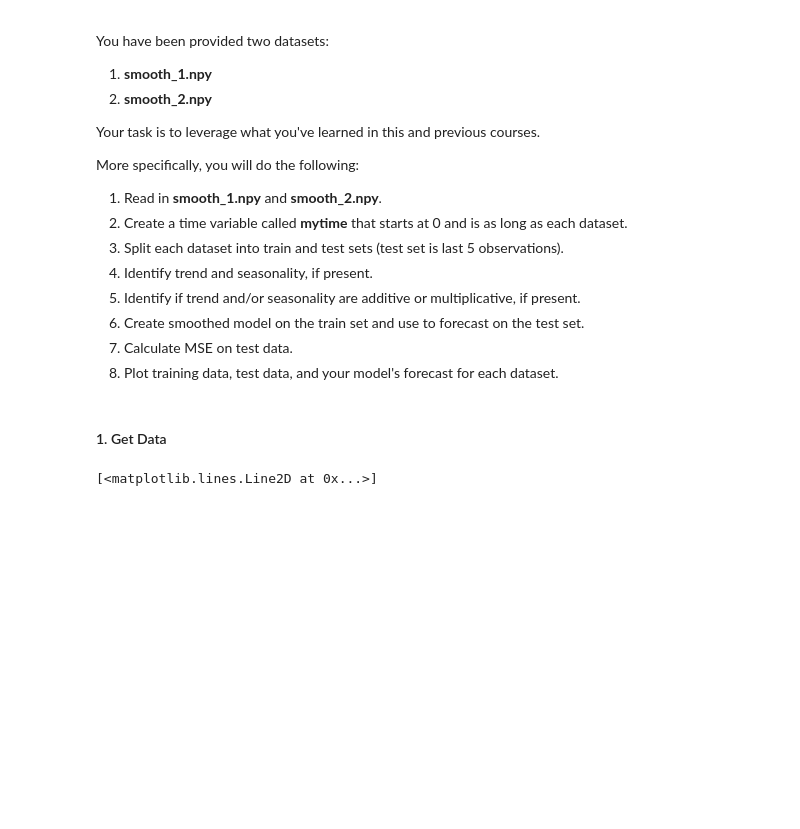
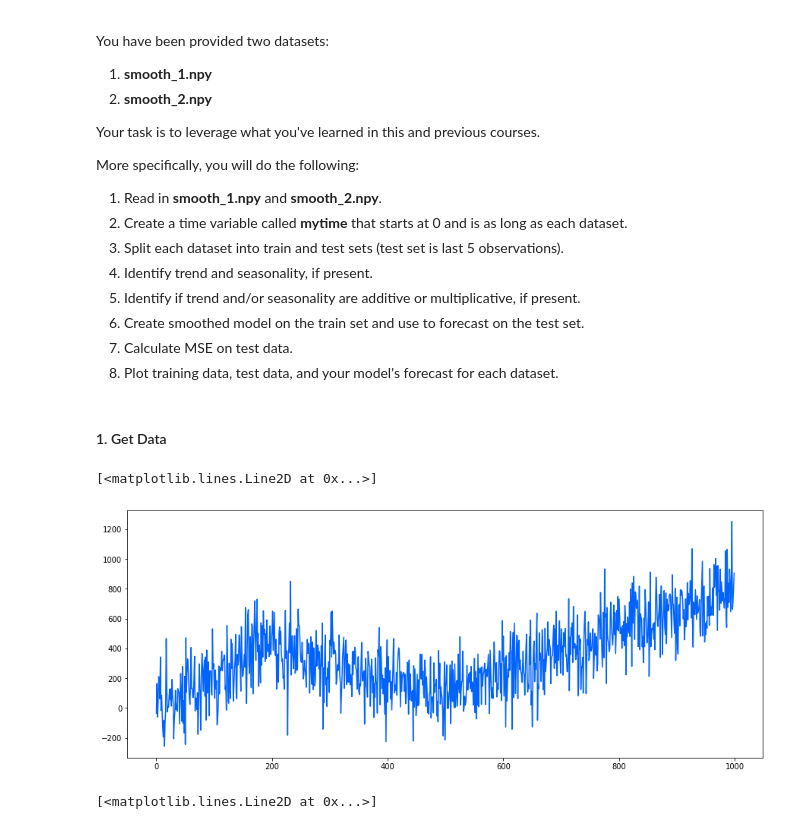
Before and after one commit to Hrithik2212/IBM-Specialized-Models-Time-Series-and-Survival-Analysis, a Jupyter notebook: Week 2/06d_DEMO_Smoothing.ipynb, the cells around one changed output. Saved outputs shown, nothing was run; the diff lists cells and outputs as text; code cells hidden in the pictures; blank space fills up the shorter version.

```diff
--- a/Week 2/06d_DEMO_Smoothing.ipynb
+++ b/Week 2/06d_DEMO_Smoothing.ipynb
@@ -525,6 +525,12 @@ More specifically, you will do the following:
 path_to_file = "./"
 smooth_1 = np.load(path_to_file + "smooth_1.npy")
 smooth_2 = np.load(path_to_file + "smooth_2.npy")
+# %%
+plt.figure(figsize=(15,6))
+plt.plot(smooth_1)
+# %% [output]
+[<matplotlib.lines.Line2D at 0x...>]
+[figure, added]
 # %%
 plt.figure(figsize=(15,6))
 plt.plot(smooth_2)
```
Also changed, not shown: parts of 9 cells of this notebook.
